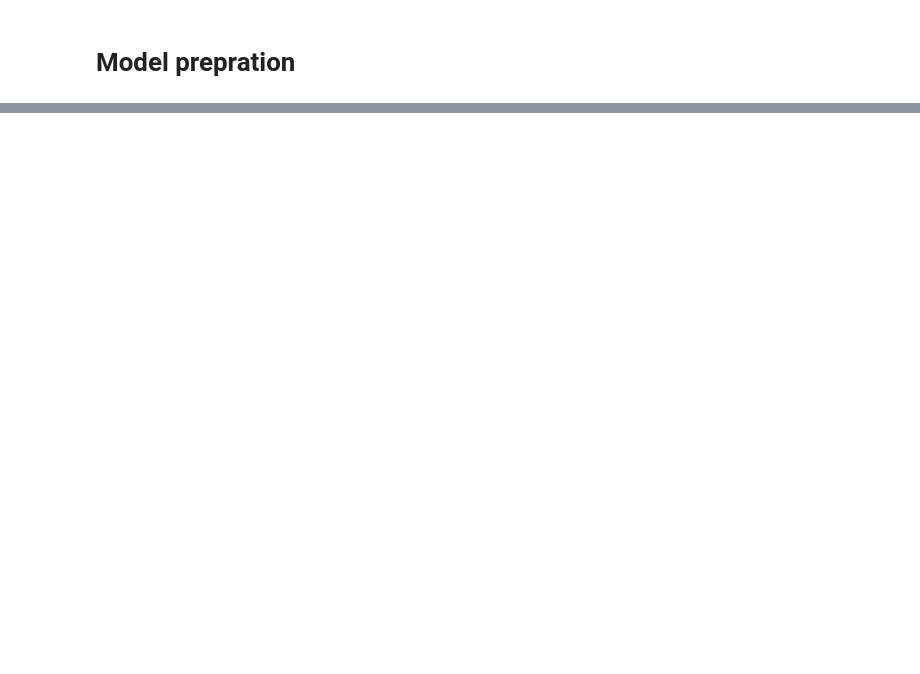
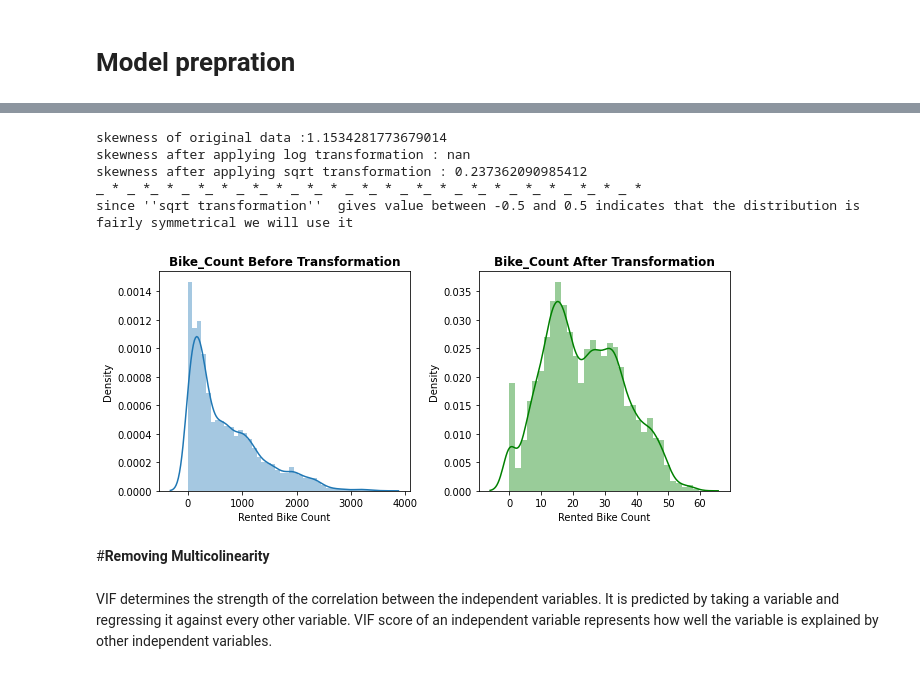
Before and after one commit to dhiru-c/Bike-Sharing-Demand-Prediction---Capstone-Project, a Jupyter notebook: Bike_Sharing_Demand_Prediction_Capstone_Project.ipynb, the cells around one changed output, grey strips where cells are left out. Saved outputs shown, nothing was run; the diff lists cells and outputs as text; code cells hidden in the pictures; blank space fills up the shorter version.

```diff
--- a/Bike_Sharing_Demand_Prediction_Capstone_Project.ipynb
+++ b/Bike_Sharing_Demand_Prediction_Capstone_Project.ipynb
@@ -545,0 +274,8 @@ Index(['Hour', 'Temperature(°C)', 'Humidity(%)', 'Rainfall(mm)',
+# %%
+# Label Encoding
+df = df.replace({'Holiday':{'Holiday':1, 'No Holiday':0},'Functioning Day':{'Yes':1, 'No': 0},'day_or_night':{'day':1, 'night': 0}})
+
+# One Hot Encoding
+df = pd.get_dummies(df, columns=['Seasons','month_name'], prefix='', prefix_sep='')
+
+df.drop(['day_name'],axis=1,inplace=True)
@@ -545,0 +316,25 @@ Index(['Hour', 'Temperature(°C)', 'Humidity(%)', 'Rainfall(mm)',
+# %%
+#checking skewness of the dependend variable
+print(f'skewness of original data :{df[dependend_variable].skew()}')
+l_og= np.log(df['Rented Bike Count']).skew()
+print(f'skewness after applying log transformation : { l_og}')
+sq_rt=np.sqrt(df['Rented Bike Count']).skew()
+print(f'skewness after applying sqrt transformation : {sq_rt}')
+print('_ * _ *'*10)
+print("since ''sqrt transformation''  gives value between -0.5 and 0.5 indicates that the distribution is fairly symmetrical we will use it")
+# %% [output]
+skewness of original data :1.1534281773679014
+skewness after applying log transformation : nan
+skewness after applying sqrt transformation : 0.237362090985412
+_ * _ *_ * _ *_ * _ *_ * _ *_ * _ *_ * _ *_ * _ *_ * _ *_ * _ *_ * _ *
+since ''sqrt transformation''  gives value between -0.5 and 0.5 indicates that the distribution is fairly symmetrical we will use it
+# %%
+#plot for distribution of dependend variable after applying the sqrt transformation
+plt.figure(figsize=(9,4))
+plot = plt.subplot(1,2,1)
+sns.distplot(df['Rented Bike Count']).set_title('Bike_Count Before Transformation',weight='bold')
+plot = plt.subplot(1,2,2)
+sns.distplot(np.sqrt(df['Rented Bike Count']),color= 'g').set_title('Bike_Count After Transformation',weight='bold')
+plt.tight_layout()
+# %% [output]
+[figure, added]
@@ -545,0 +360,3 @@ Index(['Hour', 'Temperature(°C)', 'Humidity(%)', 'Rainfall(mm)',
+# %% [markdown]
+
+#**Removing Multicolinearity**
@@ -545,0 +373,2 @@ Index(['Hour', 'Temperature(°C)', 'Humidity(%)', 'Rainfall(mm)',
+# %% [markdown]
+VIF determines the strength of the correlation between the independent variables. It is predicted by taking a variable and regressing it against every other variable. VIF score of an independent variable represents how well the variable is explained by other independent variables.
```
Also changed, not shown: parts of 121 cells of this notebook.
